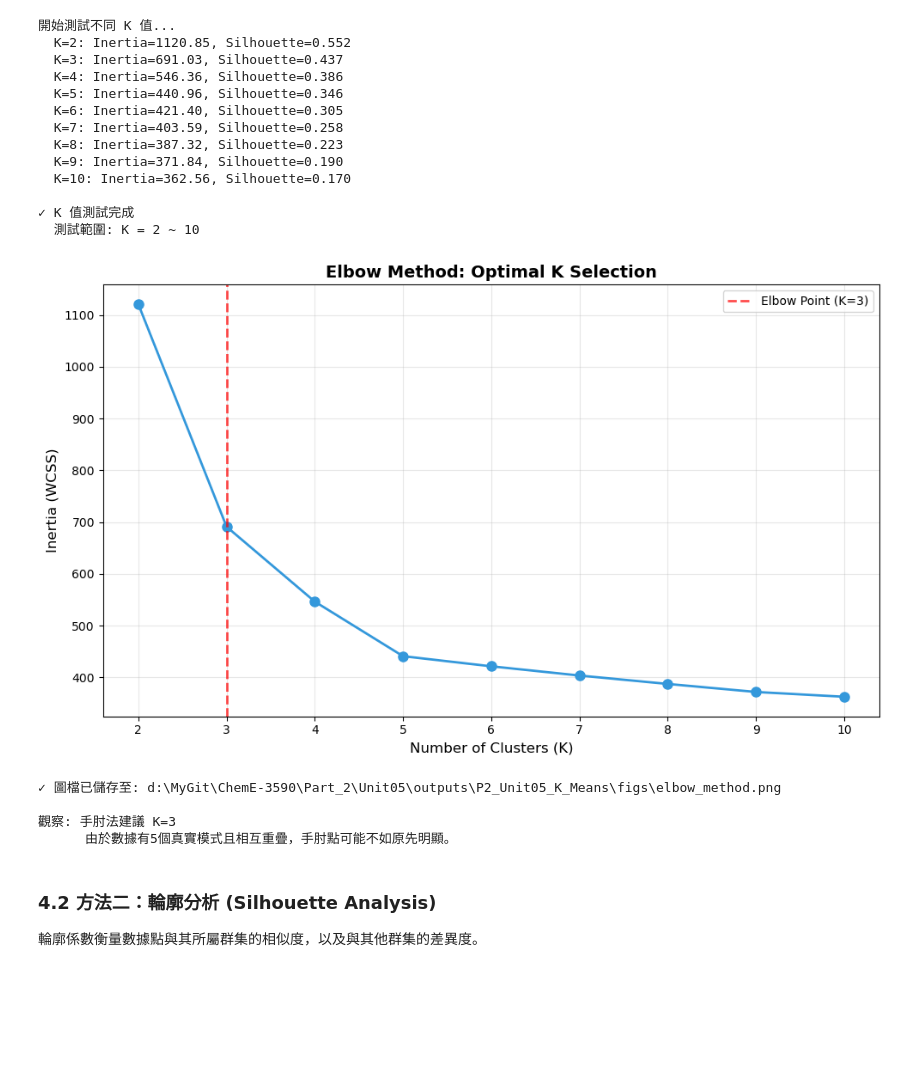
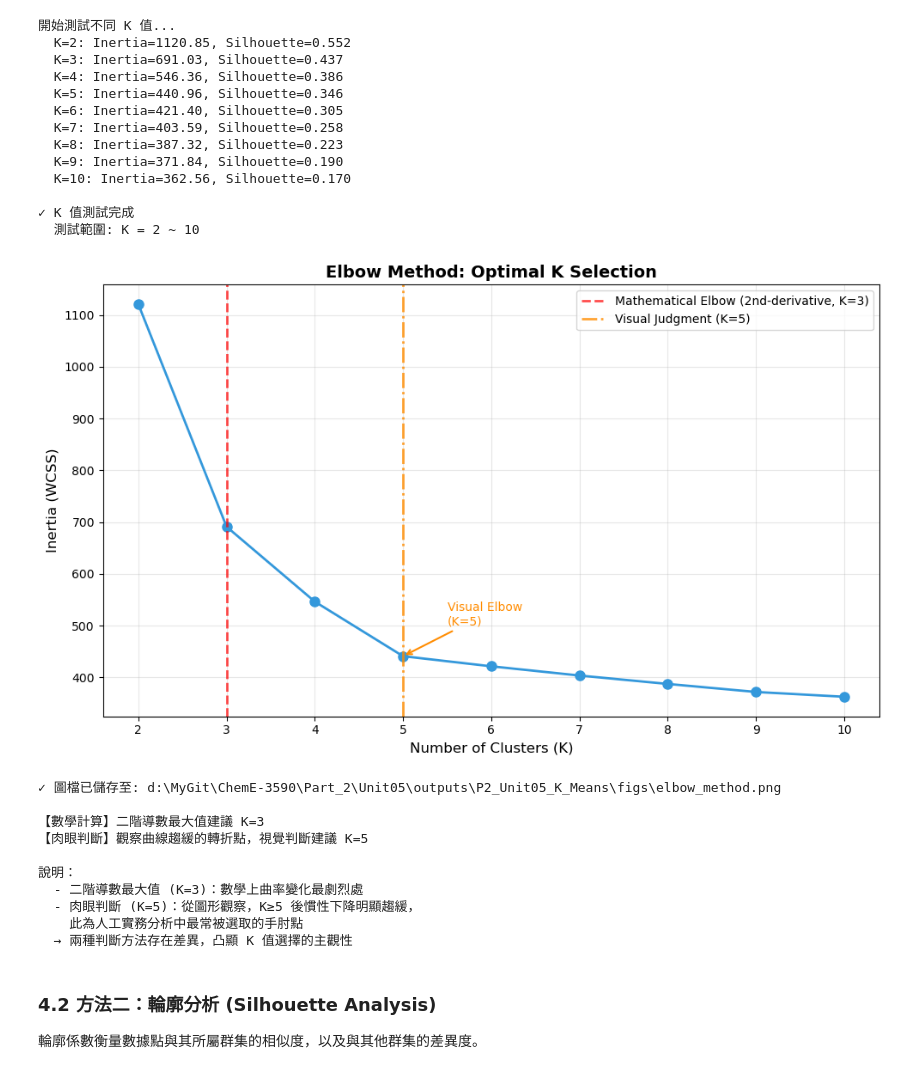
Before and after one commit to d9148408/ChemE-3590, a Jupyter notebook: Part_2/Unit05/Unit05_K_Means.ipynb, the cells around one changed output. Drawn from its saved outputs; the diff is of its cells as text; code cells hidden in the pictures; blank space fills up the shorter version.

```diff
--- a/Part_2/Unit05/Unit05_K_Means.ipynb
+++ b/Part_2/Unit05/Unit05_K_Means.ipynb
@@ -428,32 +428,62 @@ print(f"  測試範圍: K = {min(K_range)} ~ {max(K_range)}")
 ✓ K 值測試完成
   測試範圍: K = 2 ~ 10
 # %%
+
 # 繪製手肘圖
 fig, ax = plt.subplots(figsize=(10, 6))
 ax.plot(K_range, inertias, marker='o', linestyle='-', linewidth=2, markersize=8, color='#3498db')
 ax.set_title('Elbow Method: Optimal K Selection', fontsize=14, fontweight='bold')
 ax.set_xlabel('Number of Clusters (K)', fontsize=12)
 ax.set_ylabel('Inertia (WCSS)', fontsize=12)
 ax.grid(alpha=0.3)
 
 # 自動找出手肘點（使用二階導數最大值）
 second_derivative = np.diff(inertias, 2)
 elbow_k = list(K_range)[np.argmax(second_derivative) + 1]
-ax.axvline(x=elbow_k, color='red', linestyle='--', linewidth=2, alpha=0.7, label=f'Elbow Point (K={elbow_k})')
-ax.legend()
+
+# 標示：數學計算建議（二階導數最大值）
+ax.axvline(x=elbow_k, color='red', linestyle='--', linewidth=2, alpha=0.7,
+           label=f'Mathematical Elbow (2nd-derivative, K={elbow_k})')
+
+# 標示：肉眼判斷（視覺觀察曲線開始趨緩的轉折點）
+visual_k = 5
+ax.axvline(x=visual_k, color='darkorange', linestyle='-.', linewidth=2, alpha=0.8,
+           label=f'Visual Judgment (K={visual_k})')
+
+# 在 K=5 處加上標註說明
+ax.annotate(
+    f'Visual Elbow\n(K={visual_k})',
+    xy=(visual_k, inertias[visual_k - min(K_range)]),
+    xytext=(visual_k + 0.5, inertias[visual_k - min(K_range)] + 60),
+    fontsize=10, color='darkorange',
+    arrowprops=dict(arrowstyle='->', color='darkorange', lw=1.5)
+)
+
+ax.legend(fontsize=10)
 plt.tight_layout()
 plt.savefig(FIG_DIR / 'elbow_method.png', dpi=300, bbox_inches='tight')
 plt.show()
 
 print(f"✓ 圖檔已儲存至: {FIG_DIR / 'elbow_method.png'}")
-print(f"\n觀察: 手肘法建議 K={elbow_k}")
-print("      由於數據有5個真實模式且相互重疊，手肘點可能不如原先明顯。")
+print(f"\n【數學計算】二階導數最大值建議 K={elbow_k}")
+print(f"【肉眼判斷】觀察曲線趨緩的轉折點，視覺判斷建議 K={visual_k}")
+print(f"\n說明：")
+print(f"  - 二階導數最大值 (K={elbow_k})：數學上曲率變化最劇烈處")
+print(f"  - 肉眼判斷 (K={visual_k})：從圖形觀察，K≥5 後慣性下降明顯趨緩，")
+print(f"    此為人工實務分析中最常被選取的手肘點")
+print(f"  → 兩種判斷方法存在差異，凸顯 K 值選擇的主觀性")
 # %% [output]
-[figure, old version]
+[figure, new version]
 ✓ 圖檔已儲存至: d:\MyGit\ChemE-3590\Part_2\Unit05\outputs\P2_Unit05_K_Means\figs\elbow_method.png
 
-觀察: 手肘法建議 K=3
-      由於數據有5個真實模式且相互重疊，手肘點可能不如原先明顯。
+【數學計算】二階導數最大值建議 K=3
+【肉眼判斷】觀察曲線趨緩的轉折點，視覺判斷建議 K=5
+
+說明：
+  - 二階導數最大值 (K=3)：數學上曲率變化最劇烈處
+  - 肉眼判斷 (K=5)：從圖形觀察，K≥5 後慣性下降明顯趨緩，
+    此為人工實務分析中最常被選取的手肘點
+  → 兩種判斷方法存在差異，凸顯 K 值選擇的主觀性
 # %% [markdown]
 ### 4.2 方法二：輪廓分析 (Silhouette Analysis)
 
```
Also changed, not shown: parts of 13 cells of this notebook, 23 other files.
